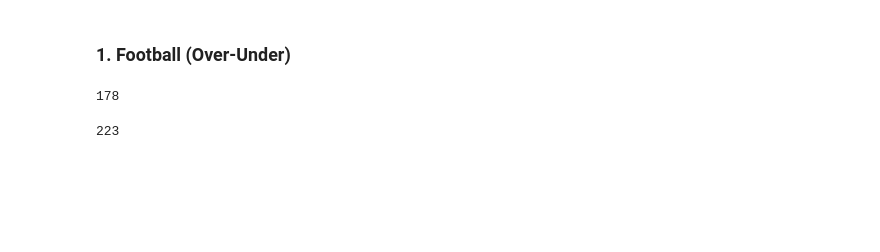
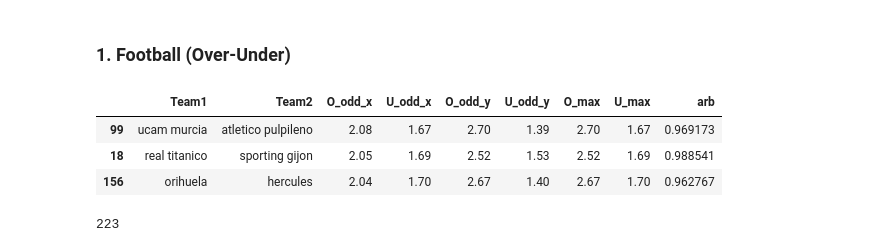
Before and after one commit to panagiotisgia/arbitage_betting, a Jupyter notebook: calc.ipynb, the cells around one changed output. Cells and saved outputs as stored; diff of their text form; code cells hidden in the pictures; blank space fills up the shorter version.

```diff
--- a/calc.ipynb
+++ b/calc.ipynb
@@ -56,0 +64,8 @@ stm.stoiximan_tennis_export(tennis_string)
+# %%
+def remove_unicode(df: pd.DataFrame)->pd.DataFrame:
+    cleaned_df = df.apply(lambda x: unidecode(x) if isinstance(x, str) else x)
+    return cleaned_df
+
+def remove_single_double_words(df: pd.DataFrame)->pd.DataFrame:
+    cleaned_df = df.apply(lambda x: ' '.join([word for word in x.split() if len(set(word)) > 2]) if isinstance(x, str) else x)
+    return cleaned_df
@@ -62,17 +91,36 @@ football_stoiximan = pd.read_csv('data/stoiximan_football.csv')
-# %%
-football_novibet = football_novibet[['team1', 'team2','odds_over','odds_under','Over']]
-football_stoiximan = football_stoiximan[['team1', 'team2','O_odds','U_odds']]
-
-football_stoiximan['O_odds'] = pd.to_numeric(football_stoiximan['O_odds'], errors='coerce')
-football_stoiximan['U_odds'] = pd.to_numeric(football_stoiximan['U_odds'], errors='coerce')
-# %%
-football_novibet = football_novibet[football_novibet['Over'] == 'O 2.5'][['team1', 'team2', 'odds_over', 'odds_under', 'Over']]
-# %%
-# Merge the two DataFrames on column 'A' to get the matching rows
-merged_df = pd.merge(football_novibet, football_stoiximan, on='team2', how='inner')
-len(merged_df)
-# %% [output]
-178
+# %%
+# Keep O/U = 2.5 // Novibet
+novibet_o_u = football_novibet[football_novibet['Over'] == 'O 2.5'][['Team1', 'Team2', 'O_odd', 'U_odd']]
+
+# Convert Numeric, exlude no bets // Stoiximan
+football_stoiximan['O_odd'] = pd.to_numeric(football_stoiximan['O_odd'], errors='coerce')
+football_stoiximan['U_odd'] = pd.to_numeric(football_stoiximan['U_odd'], errors='coerce')
+stoiximan_o_u = football_stoiximan[football_stoiximan['O_odd'] != 'No bet'][['Team1', 'Team2', 'O_odd', 'U_odd']]
+
+# Merge on Team 1
+merged1 = pd.merge(novibet_o_u, stoiximan_o_u, on='Team1', how='inner')
+merged1.drop('Team2_y', axis=1, inplace=True)
+merged1.rename({'Team2_x': 'Team2'}, axis=1, inplace=True)
+# Merge on Team 2
+merged2 = pd.merge(novibet_o_u, stoiximan_o_u, on='Team2', how='inner')
+merged2.drop('Team1_y', axis=1, inplace=True)
+merged2.rename({'Team1_x': 'Team1'}, axis=1, inplace=True)
+# Combine the results and drop duplicates
+merge_df = pd.concat([merged1, merged2], axis = 0).drop_duplicates()
+
+# Get the Max values
+merge_df['O_max'] = merge_df.apply(lambda row: max(row['O_odd_x'], row['O_odd_y']), axis=1)
+merge_df['U_max'] = merge_df.apply(lambda row: max(row['U_odd_x'], row['U_odd_x']), axis=1)
+# %%
+merge_df['arb'] = 1/merge_df['O_max'] + 1/merge_df['U_max']
+mask = (merge_df['arb'] >= 0) & (merge_df['arb'] <= 1.0)
+result_df = merge_df[mask]
+result_df
+# %% [output]
+|  | Team1 | Team2 | O_odd_x | U_odd_x | O_odd_y | U_odd_y | O_max | U_max | arb |
+| 99 | ucam murcia | atletico pulpileno | 2.08 | 1.67 | 2.70 | 1.39 | 2.70 | 1.67 | 0.969173 |
+| 18 | real titanico | sporting gijon | 2.05 | 1.69 | 2.52 | 1.53 | 2.52 | 1.69 | 0.988541 |
+| 156 | orihuela | hercules | 2.04 | 1.70 | 2.67 | 1.40 | 2.67 | 1.70 | 0.962767 |
 # %%
 from fuzzywuzzy import fuzz
 
```
Also changed, not shown: parts of 19 cells of this notebook, 3 other files.
